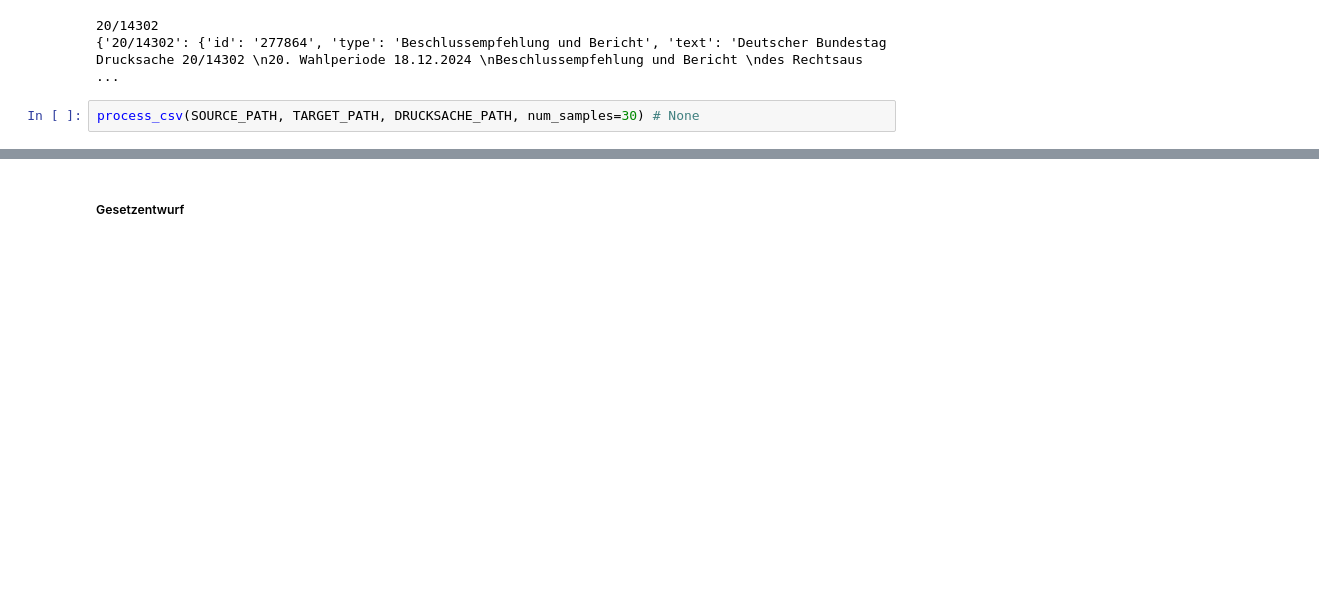
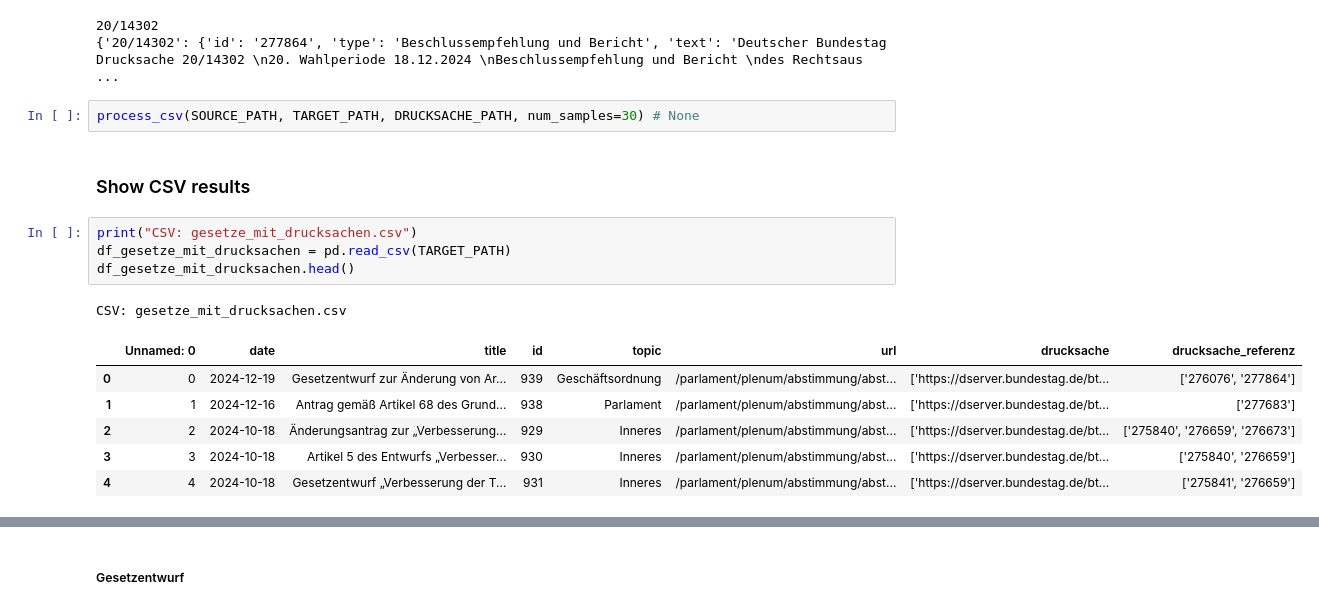
Before and after one commit to Fabian3112/WieWaehltMeinAbgeordneter, a Jupyter notebook: extractor/extract_drucksache.ipynb, the cells around one changed output, grey strips where cells are left out. Cells and saved outputs as stored; diff of their text form; blank space fills up the shorter version.

```diff
--- a/extractor/extract_drucksache.ipynb
+++ b/extractor/extract_drucksache.ipynb
@@ -99,3 +99,17 @@ print(doc_info)
 {'20/14302': {'id': '277864', 'type': 'Beschlussempfehlung und Bericht', 'text': 'Deutscher Bundestag Drucksache 20/14302 \n20. Wahlperiode 18.12.2024 \nBeschlussempfehlung und Bericht \ndes Rechtsaus ...
 # %%
 process_csv(SOURCE_PATH, TARGET_PATH, DRUCKSACHE_PATH, num_samples=30) # None
+# %% [markdown]
+### Show CSV results
+# %%
+print("CSV: gesetze_mit_drucksachen.csv")
+df_gesetze_mit_drucksachen = pd.read_csv(TARGET_PATH)
+df_gesetze_mit_drucksachen.head()
+# %% [output]
+CSV: gesetze_mit_drucksachen.csv
+|  | Unnamed: 0 | date | title | id | topic | url | drucksache | drucksache_referenz |
+| 0 | 0 | 2024-12-19 | Gesetzentwurf zur Änderung von Ar... | 939 | Geschäftsordnung | /parlament/plenum/abstimmung/abst... | ['https://dserver.bundestag.de/bt... | ['276076', '277864'] |
+| 1 | 1 | 2024-12-16 | Antrag gemäß Artikel 68 des Grund... | 938 | Parlament | /parlament/plenum/abstimmung/abst... | ['https://dserver.bundestag.de/bt... | ['277683'] |
+| 2 | 2 | 2024-10-18 | Änderungsantrag zur „Verbesserung... | 929 | Inneres | /parlament/plenum/abstimmung/abst... | ['https://dserver.bundestag.de/bt... | ['275840', '276659', '276673'] |
+| 3 | 3 | 2024-10-18 | Artikel 5 des Entwurfs „Verbesser... | 930 | Inneres | /parlament/plenum/abstimmung/abst... | ['https://dserver.bundestag.de/bt... | ['275840', '276659'] |
+| 4 | 4 | 2024-10-18 | Gesetzentwurf „Verbesserung der T... | 931 | Inneres | /parlament/plenum/abstimmung/abst... | ['https://dserver.bundestag.de/bt... | ['275841', '276659'] |
```
Also changed, not shown: parts of 43 cells of this notebook.
